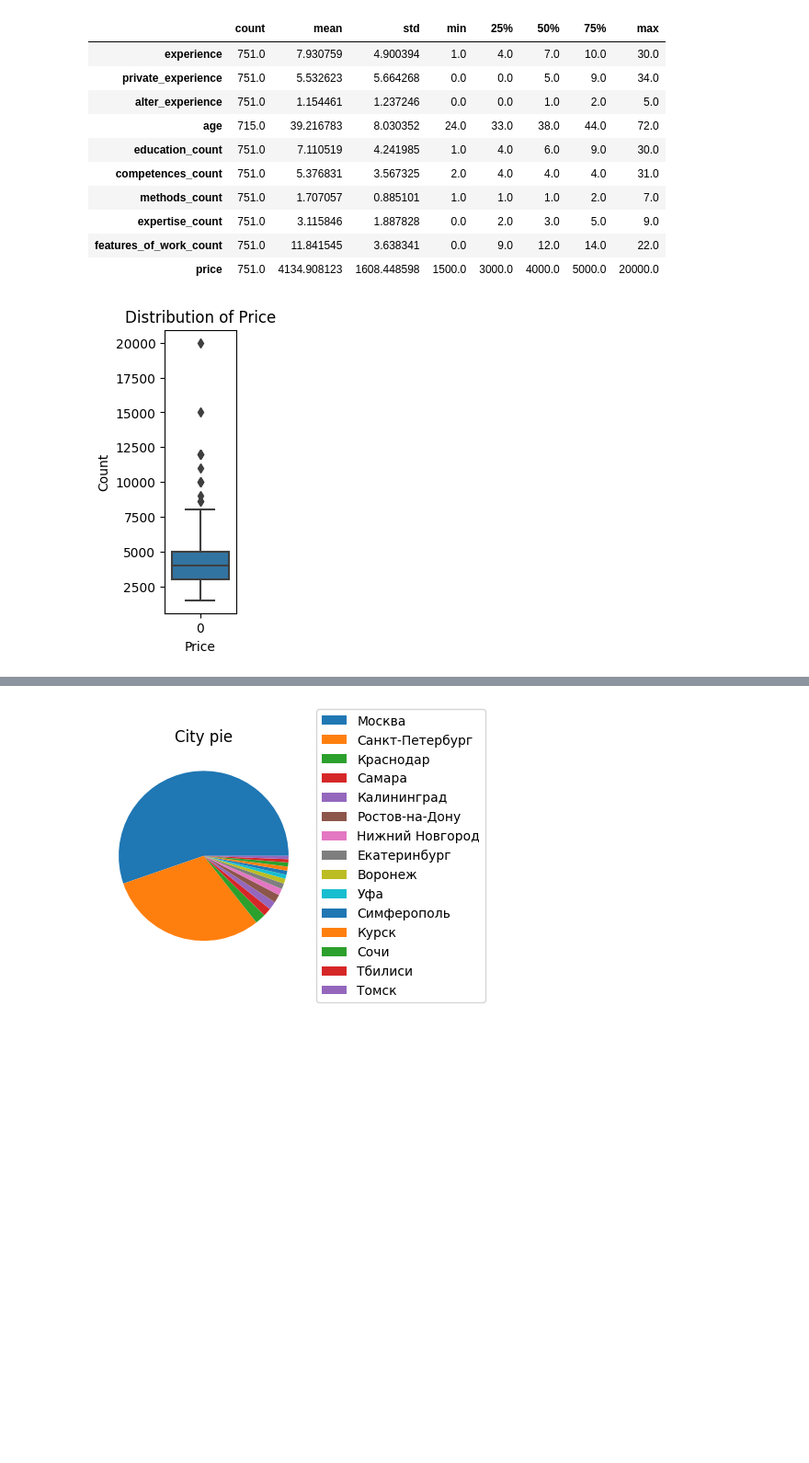
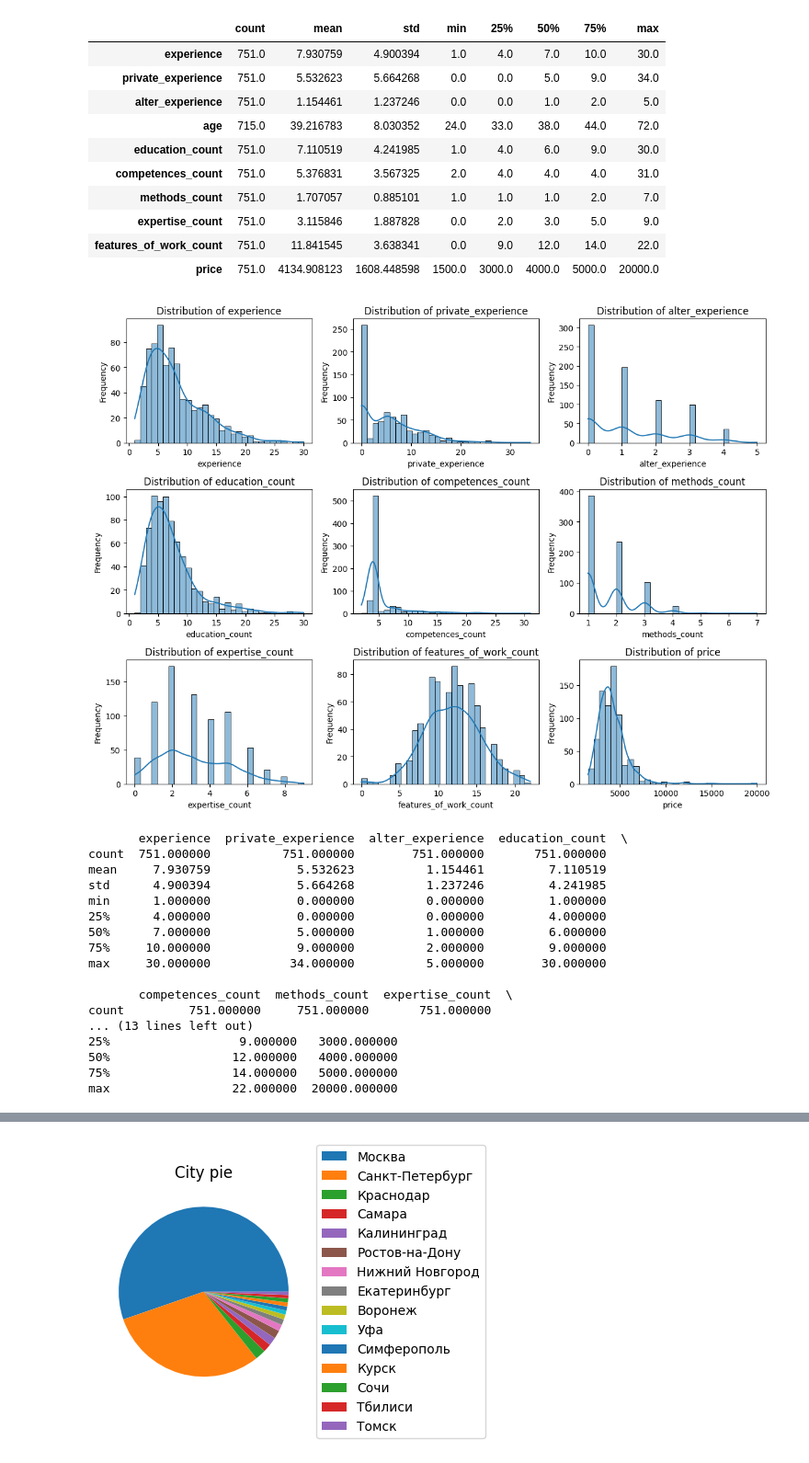
Before and after one commit to shchitaev/psychologist_profile_analysis, a Jupyter notebook: alter/alter_data_cleaning_eda.ipynb, the cells around one changed output, grey strips where cells are left out. Shown: that part at 92% size. Saved outputs shown, nothing was run; the diff lists cells and outputs as text; code cells hidden in the pictures; blank space fills up the shorter version.

```diff
--- a/alter/alter_data_cleaning_eda.ipynb
+++ b/alter/alter_data_cleaning_eda.ipynb
@@ -65,13 +65,3 @@ df.describe().T
 | expertise_count | 751.0 | 3.115846 | 1.887828 | 0.0 | 2.0 | 3.0 | 5.0 | 9.0 |
 | features_of_work_count | 751.0 | 11.841545 | 3.638341 | 0.0 | 9.0 | 12.0 | 14.0 | 22.0 |
 | price | 751.0 | 4134.908123 | 1608.448598 | 1500.0 | 3000.0 | 4000.0 | 5000.0 | 20000.0 |
-# %%
-# Определяем выбросы в "price"
-plt.figure(figsize=(1, 4))
-sns.boxplot(df['price'])
-plt.xlabel('Price')
-plt.ylabel('Count')
-plt.title('Distribution of Price')
-plt.show()
-# %% [output]
-[figure, removed]
@@ -80,0 +68,39 @@ df = df[df['price'] <= 8_000]
+# %%
+# Выбираем некоторые признаки для оценки распределения. Смотрим гистограмму
+numeric_features = ['experience', 'private_experience', 'alter_experience', 'education_count',\
+                    'competences_count', 'methods_count', 'expertise_count', 'features_of_work_count', 'price' ]
+
+fig, axes = plt.subplots(3, 3, figsize=(12, 9))
+axes = axes.ravel()
+
+for i, feature in enumerate(numeric_features):
+    sns.histplot(data=df, x=feature, kde=True, bins=30, ax=axes[i])
+    axes[i].set_title(f'Distribution of {feature}')
+    axes[i].set_xlabel(feature)
+    axes[i].set_ylabel('Frequency')
+
+plt.tight_layout()
+plt.savefig('distribution_plots.png')
+plt.show()
+
+numeric_stats = df[numeric_features].describe()
+print(numeric_stats)
+# %% [output]
+[figure, added]
+       experience  private_experience  alter_experience  education_count  \
+count  751.000000          751.000000        751.000000       751.000000
+mean     7.930759            5.532623          1.154461         7.110519
+std      4.900394            5.664268          1.237246         4.241985
+min      1.000000            0.000000          0.000000         1.000000
+25%      4.000000            0.000000          0.000000         4.000000
+50%      7.000000            5.000000          1.000000         6.000000
+75%     10.000000            9.000000          2.000000         9.000000
+max     30.000000           34.000000          5.000000        30.000000
+
+       competences_count  methods_count  expertise_count  \
+count         751.000000     751.000000       751.000000
+... (13 lines left out)
+25%                  9.000000   3000.000000
+50%                 12.000000   4000.000000
+75%                 14.000000   5000.000000
+max                 22.000000  20000.000000
```
Also changed, not shown: parts of 13 cells of this notebook, 7 other files.
